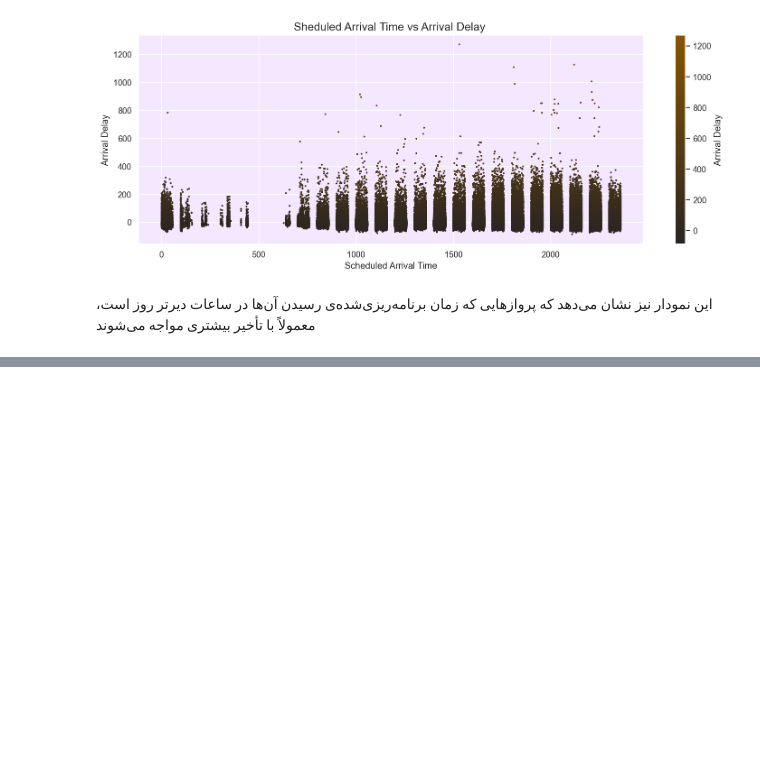
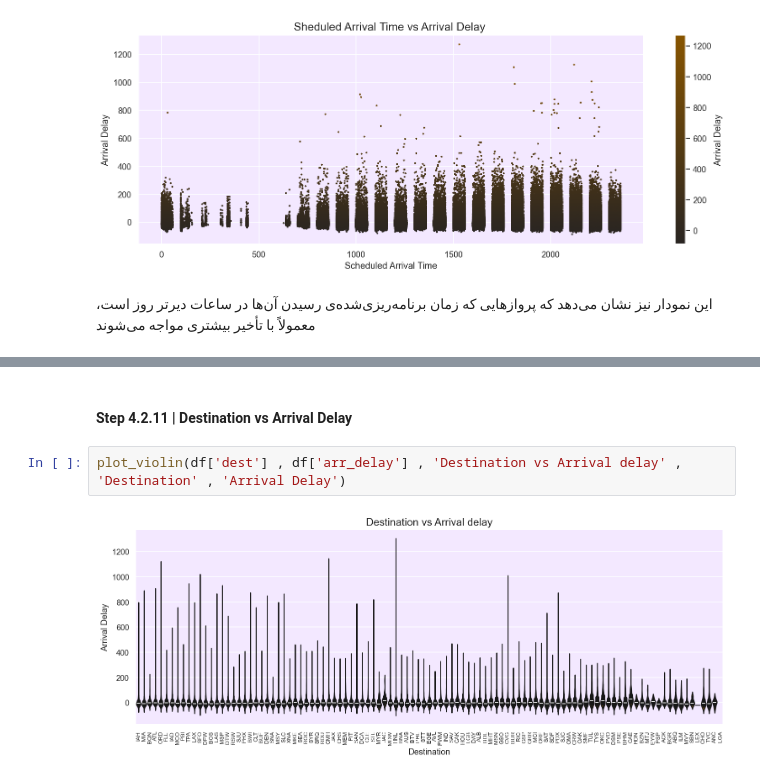
Before and after one commit to ar3haa/EDA-Preprocessing-For-Flights-Data, a Jupyter notebook: data_analysis_for _flights_data.ipynb, the cells around one changed output, grey strips where cells are left out. Drawn from its saved outputs; the diff is of its cells as text; blank space fills up the shorter version.

```diff
--- a/data_analysis_for _flights_data.ipynb
+++ b/data_analysis_for _flights_data.ipynb
@@ -408,0 +421,6 @@ plot_scatter(df['sched_arr_time'], df['arr_delay'], 'Sheduled Arrival Time vs Ar
+# %% [markdown]
+#### Step 4.2.11 | Destination vs Arrival Delay
+# %%
+plot_violin(df['dest'] , df['arr_delay'] , 'Destination vs Arrival delay' , 'Destination' , 'Arrival Delay')
+# %% [output]
+[figure, added]
```
Also changed, not shown: parts of 14 cells of this notebook.
